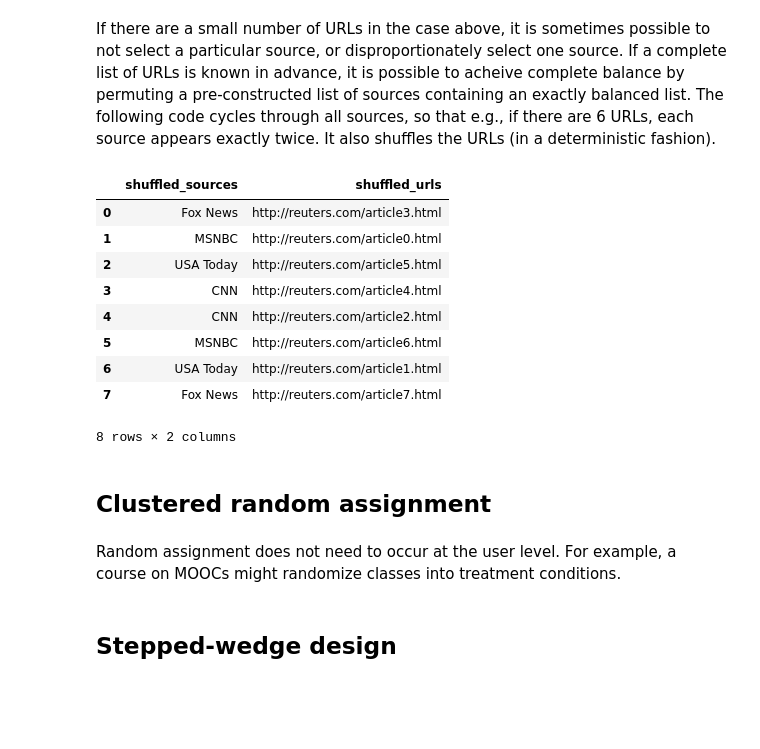
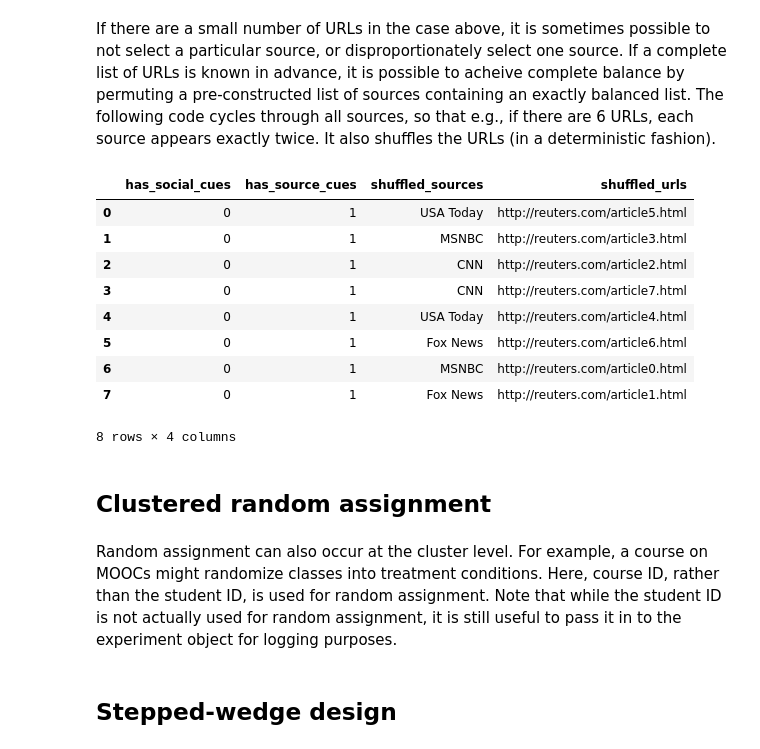
Before and after one commit to eytan/www-15-tutorial, a Jupyter notebook: 0-planout-intro.ipynb, the cells around one changed output. Cells and saved outputs as stored; diff of their text form; code cells hidden in the pictures; blank space fills up the shorter version.

```diff
--- a/0-planout-intro.ipynb
+++ b/0-planout-intro.ipynb
@@ -247,30 +239,34 @@ from itertools import cycle, islice
 class SelectiveExposureExperiment(SimpleExperiment):
   def assign(self, params, subjectid, urls):
     params.shuffled_urls = Sample(choices=urls, unit=subjectid)
-    if True:
+
+    params.has_source_cues = BernoulliTrial(p=0.5, unit=subjectid)
+    params.has_social_cues = BernoulliTrial(p=0.5, unit=subjectid)
+
+    if params.has_source_cues:
       balanced_sources = list(islice(cycle(['Fox News','USA Today', 'CNN', 'MSNBC']), len(urls)))
       params.shuffled_sources = Sample(choices=balanced_sources, unit=subjectid)
 # %%
 ex_urls = ['http://reuters.com/article%s.html' % i for i in xrange(8)]
 
-subject = 9
+subject = 18
 e = SelectiveExposureExperiment(subjectid=subject, urls=ex_urls)
 pd.DataFrame.from_dict(e.get_params())
 # %% [output]
-|  | shuffled_sources | shuffled_urls |
-| 0 | Fox News | http://reuters.com/article3.html |
-| 1 | MSNBC | http://reuters.com/article0.html |
-| 2 | USA Today | http://reuters.com/article5.html |
-| 3 | CNN | http://reuters.com/article4.html |
-| 4 | CNN | http://reuters.com/article2.html |
-| 5 | MSNBC | http://reuters.com/article6.html |
-| 6 | USA Today | http://reuters.com/article1.html |
-| 7 | Fox News | http://reuters.com/article7.html |
+|  | has_social_cues | has_source_cues | shuffled_sources | shuffled_urls |
+| 0 | 0 | 1 | USA Today | http://reuters.com/article5.html |
+| 1 | 0 | 1 | MSNBC | http://reuters.com/article3.html |
+| 2 | 0 | 1 | CNN | http://reuters.com/article2.html |
+| 3 | 0 | 1 | CNN | http://reuters.com/article7.html |
+| 4 | 0 | 1 | USA Today | http://reuters.com/article4.html |
+| 5 | 0 | 1 | Fox News | http://reuters.com/article6.html |
+| 6 | 0 | 1 | MSNBC | http://reuters.com/article0.html |
+| 7 | 0 | 1 | Fox News | http://reuters.com/article1.html |
-8 rows × 2 columns
+8 rows × 4 columns
 # %% [markdown]
 ## Clustered random assignment
-# %% [markdown]
-Random assignment does not need to occur at the user level. For example, a course on MOOCs might randomize classes into treatment conditions.
+# %% [markdown]
+Random assignment can also occur at the cluster level. For example, a course on MOOCs might randomize classes into treatment conditions.  Here, course ID, rather than the student ID, is used for random assignment. Note that while the student ID is not actually used for random assignment, it is still useful to pass it in to the experiment object for logging purposes.
 # %%
 class BadgeExperiment(SimpleExperiment):
   def assign(self, params, studentid, courseid):
```
Also changed, not shown: parts of 21 cells of this notebook, 2 other files.
